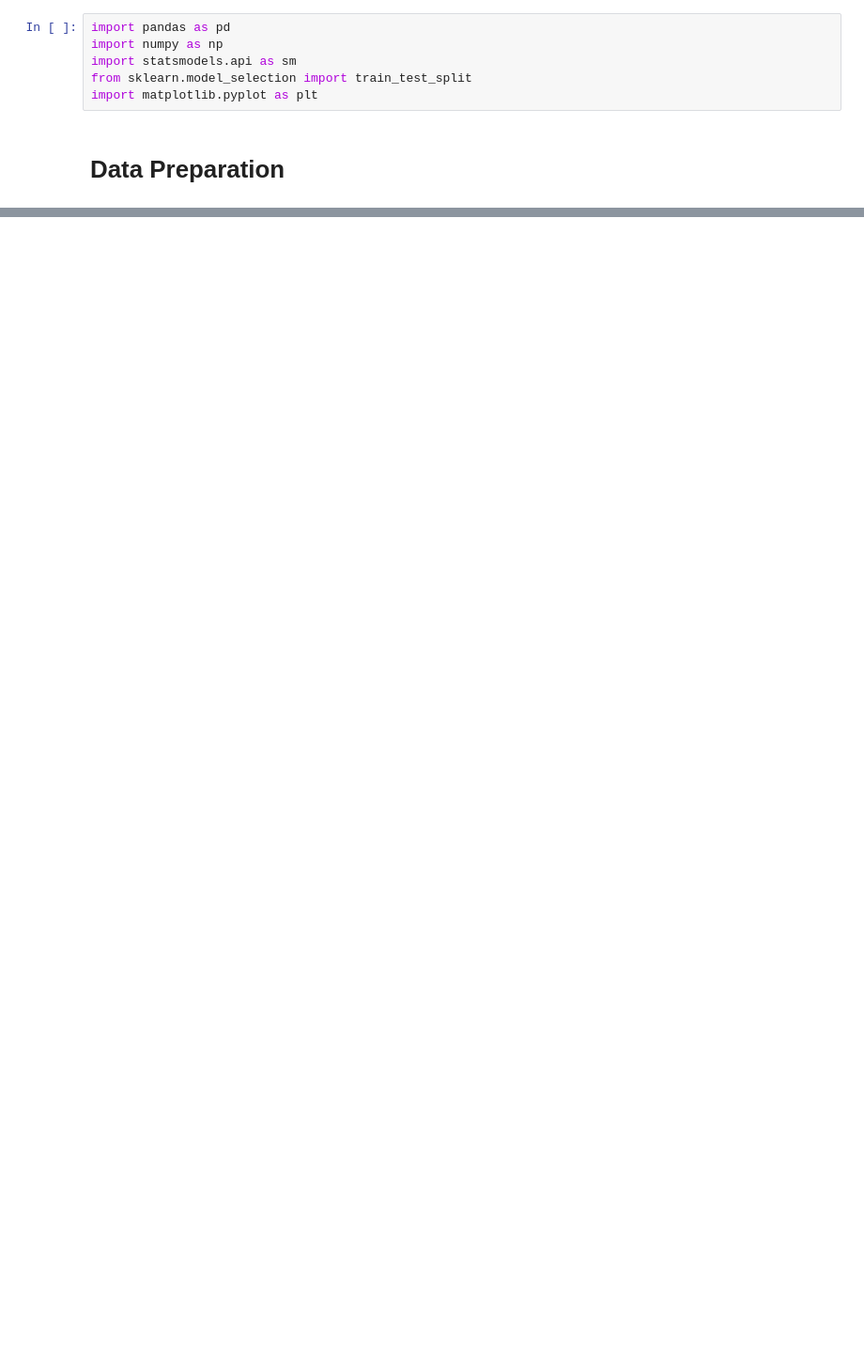
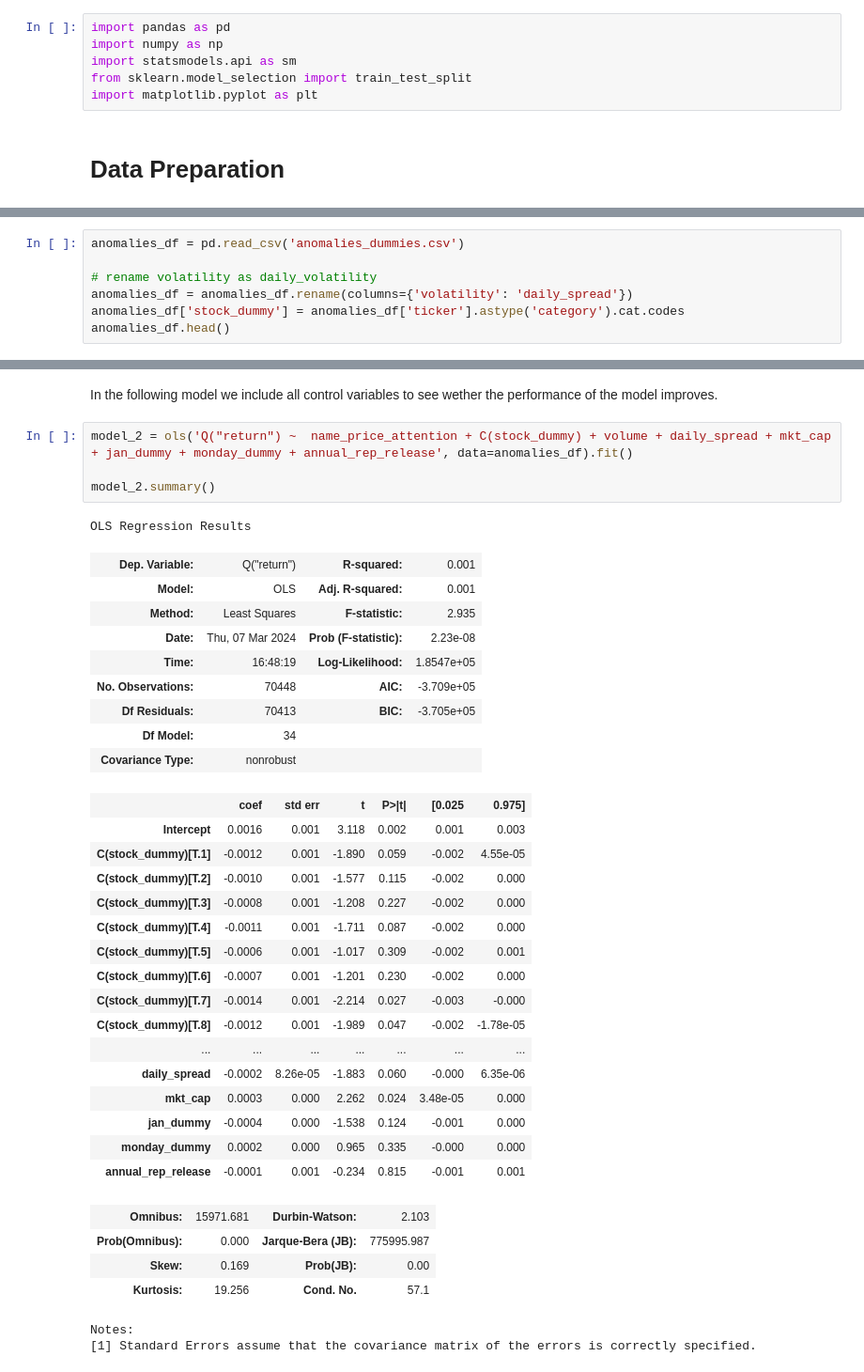
Before and after one commit to senaruetschlin/Investor_Attention, a Jupyter notebook: Stock_entire_analysis.ipynb, the cells around one changed output, grey strips where cells are left out. Shown at 94% size. Saved outputs shown, nothing was run; the diff lists cells and outputs as text; blank space fills up the shorter version.

```diff
--- a/Stock_entire_analysis.ipynb
+++ b/Stock_entire_analysis.ipynb
@@ -14,0 +35,7 @@ FileNotFoundError: [Errno 2] No such file or directory: 'stock_log_unscaled.csv'
+# %%
+anomalies_df = pd.read_csv('anomalies_dummies.csv')
+
+# rename volatility as daily_volatility
+anomalies_df = anomalies_df.rename(columns={'volatility': 'daily_spread'})
+anomalies_df['stock_dummy'] = anomalies_df['ticker'].astype('category').cat.codes
+anomalies_df.head()
@@ -14,0 +117,39 @@ FileNotFoundError: [Errno 2] No such file or directory: 'stock_log_unscaled.csv'
+# %% [markdown]
+In the following model we include all control variables to see wether the performance of the model improves.
+# %%
+model_2 = ols('Q("return") ~  name_price_attention + C(stock_dummy) + volume + daily_spread + mkt_cap + jan_dummy + monday_dummy + annual_rep_release', data=anomalies_df).fit()
+
+model_2.summary()
+# %% [output]
+OLS Regression Results
+| Dep. Variable: | Q("return") | R-squared: | 0.001 |
+| Model: | OLS | Adj. R-squared: | 0.001 |
+| Method: | Least Squares | F-statistic: | 2.935 |
+| Date: | Thu, 07 Mar 2024 | Prob (F-statistic): | 2.23e-08 |
+| Time: | 16:48:19 | Log-Likelihood: | 1.8547e+05 |
+| No. Observations: | 70448 | AIC: | -3.709e+05 |
+| Df Residuals: | 70413 | BIC: | -3.705e+05 |
+| Df Model: | 34 |  |  |
+| Covariance Type: | nonrobust |  |  |
+|  | coef | std err | t | P>|t| | [0.025 | 0.975] |
+| Intercept | 0.0016 | 0.001 | 3.118 | 0.002 | 0.001 | 0.003 |
+| C(stock_dummy)[T.1] | -0.0012 | 0.001 | -1.890 | 0.059 | -0.002 | 4.55e-05 |
+| C(stock_dummy)[T.2] | -0.0010 | 0.001 | -1.577 | 0.115 | -0.002 | 0.000 |
+| C(stock_dummy)[T.3] | -0.0008 | 0.001 | -1.208 | 0.227 | -0.002 | 0.000 |
+| C(stock_dummy)[T.4] | -0.0011 | 0.001 | -1.711 | 0.087 | -0.002 | 0.000 |
+| C(stock_dummy)[T.5] | -0.0006 | 0.001 | -1.017 | 0.309 | -0.002 | 0.001 |
+| C(stock_dummy)[T.6] | -0.0007 | 0.001 | -1.201 | 0.230 | -0.002 | 0.000 |
+| C(stock_dummy)[T.7] | -0.0014 | 0.001 | -2.214 | 0.027 | -0.003 | -0.000 |
+| C(stock_dummy)[T.8] | -0.0012 | 0.001 | -1.989 | 0.047 | -0.002 | -1.78e-05 |
+| ... | ... | ... | ... | ... | ... | ... |
+| daily_spread | -0.0002 | 8.26e-05 | -1.883 | 0.060 | -0.000 | 6.35e-06 |
+| mkt_cap | 0.0003 | 0.000 | 2.262 | 0.024 | 3.48e-05 | 0.000 |
+| jan_dummy | -0.0004 | 0.000 | -1.538 | 0.124 | -0.001 | 0.000 |
+| monday_dummy | 0.0002 | 0.000 | 0.965 | 0.335 | -0.000 | 0.000 |
+| annual_rep_release | -0.0001 | 0.001 | -0.234 | 0.815 | -0.001 | 0.001 |
+| Omnibus: | 15971.681 | Durbin-Watson: | 2.103 |
+| Prob(Omnibus): | 0.000 | Jarque-Bera (JB): | 775995.987 |
+| Skew: | 0.169 | Prob(JB): | 0.00 |
+| Kurtosis: | 19.256 | Cond. No. | 57.1 |
+Notes:
+[1] Standard Errors assume that the covariance matrix of the errors is correctly specified.
```
Also changed, not shown: parts of 10 cells of this notebook.
